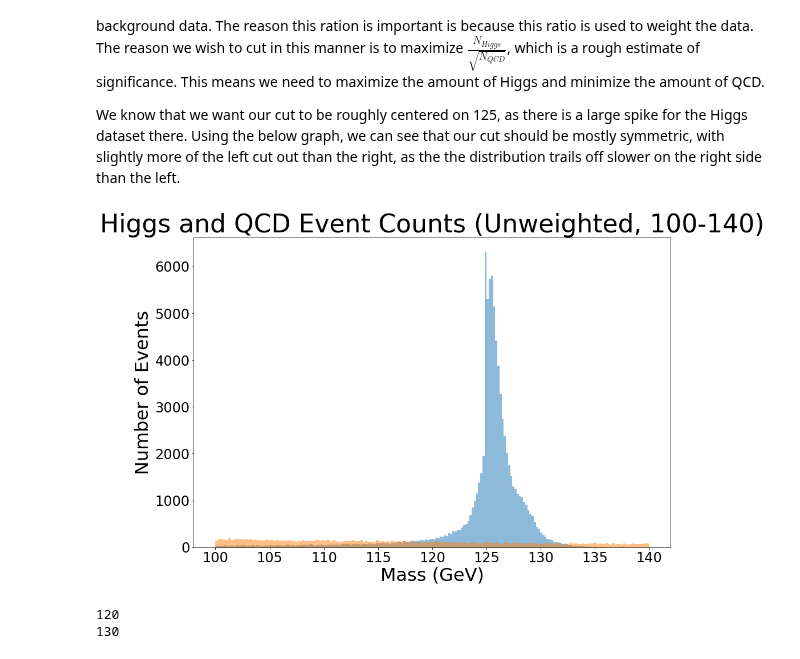
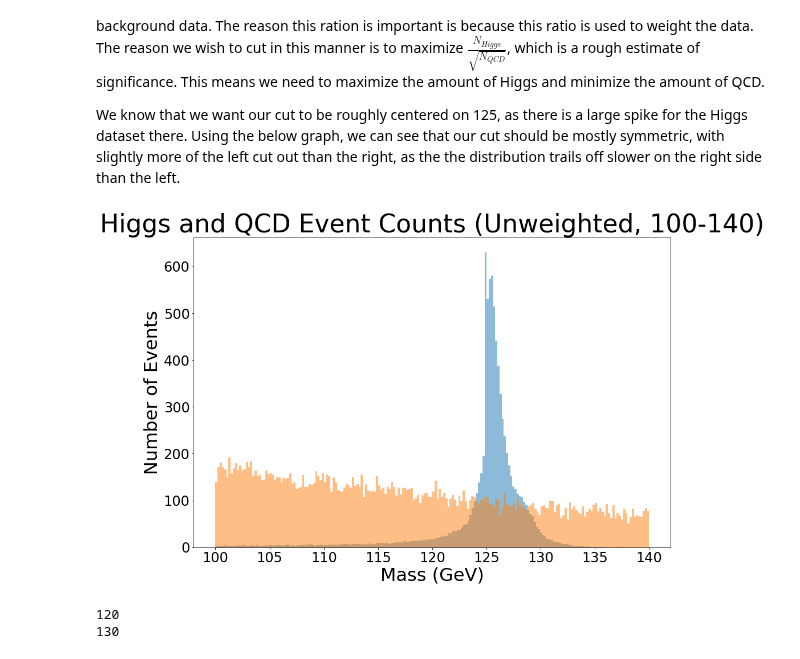
Before and after one commit to WyattOtsuka/PHYS434, a Jupyter notebook: lab7-8.ipynb, the cells around one changed output. Drawn from its saved outputs; the diff is of its cells as text; code cells hidden in the pictures.

```diff
--- a/lab7-8.ipynb
+++ b/lab7-8.ipynb
@@ -46,15 +47,15 @@ In this section we are looking for a range of data to remove to maximize the sig
 We know that we want our cut to be roughly centered on 125, as there is a large spike for the Higgs dataset there. Using the below graph, we can see that our cut should be mostly symmetric, with slightly more of the left cut out than the right, as the the distribution trails off slower on the right side than the left.
 # %%
 plt.rcParams["figure.figsize"] = (15,10)
-plt.hist(slice_data(higgs['mass'], 100, 140), bins = 200, alpha = 0.5)
+plt.hist(slice_data(higgs['mass'], 100, 140), bins = 200, weights = np.ones(len(slice_data(higgs['mass'], 100, 140))) * 0.1, alpha = 0.5)
 plt.hist(slice_data(qcd['mass'], 100, 140), bins = 200, alpha = 0.5)
 plt.xlabel('Mass (GeV)', fontsize = 32)
 plt.ylabel('Number of Events', fontsize = 32)
 plt.title('Higgs and QCD Event Counts (Unweighted, 100-140)', fontsize = 44)
 plt.tick_params(labelsize = 24)
 plt.show()
 # %% [output]
-[figure, old version]
+[figure, new version]
 # %%
 # Find min bound
 minBound = 0
```
Also changed, not shown: parts of 11 cells of this notebook.
